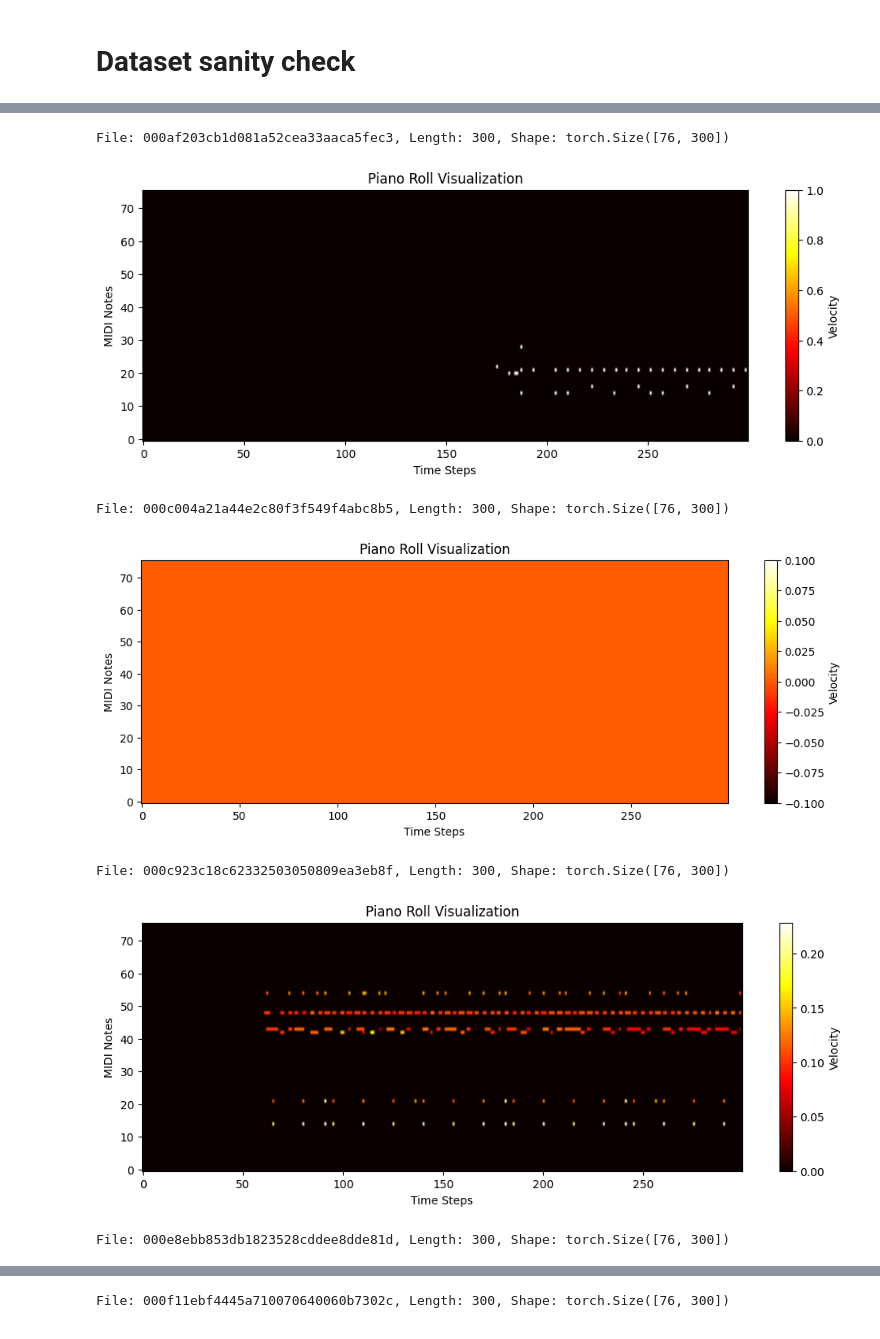
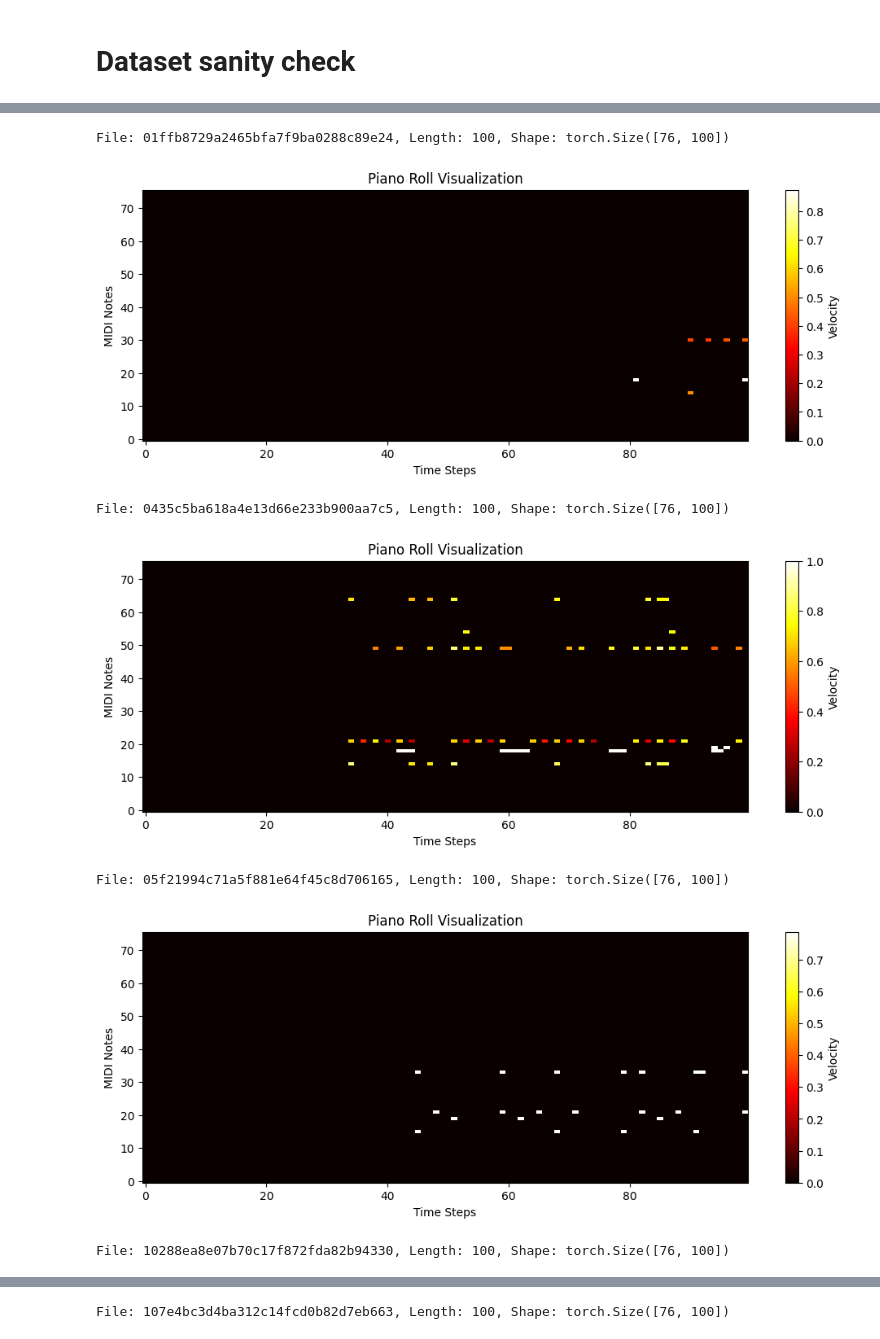
Before and after one commit to ziemmi13/Lofi-VAE-generator, a Jupyter notebook: model/Dataset sanitycheck.ipynb, the cells around one changed output, grey strips where cells are left out. Saved outputs shown, nothing was run; the diff lists cells and outputs as text; code cells hidden in the pictures.

```diff
--- a/model/Dataset sanitycheck.ipynb
+++ b/model/Dataset sanitycheck.ipynb
@@ -4,7 +4,7 @@
 from dataset import MidiDataset
 import torch
 # %%
-dataset = MidiDataset(verbose=True)
+dataset = MidiDataset(dataset_dir=r"C:\Users\Hyperbook\Desktop\STUDIA\SEM III\PROJEKT ZESPOLOWY\dataset\golden_dataset\all_songs", verbose=True)
 # %%
 len(dataset)
 # %% [output]
@@ -12,14 +12,14 @@ len(dataset)
 # %%
-for i in range(50):
+for i in range(len(dataset)):
     tensor, seq_len, filename = dataset[i]
     print(f"File: {filename}, Length: {seq_len}, Shape: {tensor.shape}")
 
     dataset.visualize_midi(tensor)
 # %% [output]
-File: 000af203cb1d081a52cea33aaca5fec3, Length: 300, Shape: torch.Size([76, 300])
+File: 01ffb8729a2465bfa7f9ba0288c89e24, Length: 100, Shape: torch.Size([76, 100])
-[figure, old version]
+[figure, new version]
-File: 000c004a21a44e2c80f3f549f4abc8b5, Length: 300, Shape: torch.Size([76, 300])
+File: 0435c5ba618a4e13d66e233b900aa7c5, Length: 100, Shape: torch.Size([76, 100])
-[figure, old version]
+[figure, new version]
-File: 000c923c18c62332503050809ea3eb8f, Length: 300, Shape: torch.Size([76, 300])
+File: 05f21994c71a5f881e64f45c8d706165, Length: 100, Shape: torch.Size([76, 100])
-[figure, old version]
+[figure, new version]
-File: 000e8ebb853db1823528cddee8dde81d, Length: 300, Shape: torch.Size([76, 300])
+File: 10288ea8e07b70c17f872fda82b94330, Length: 100, Shape: torch.Size([76, 100])
@@ -27 +27 @@ File: 000e8ebb853db1823528cddee8dde81d, Length: 300, Shape: torch.Size([76, 300]
-File: 000f11ebf4445a710070640060b7302c, Length: 300, Shape: torch.Size([76, 300])
+File: 107e4bc3d4ba312c14fcd0b82d7eb663, Length: 100, Shape: torch.Size([76, 100])
```
Also changed, not shown: parts of 2 cells of this notebook, 10 other files.
